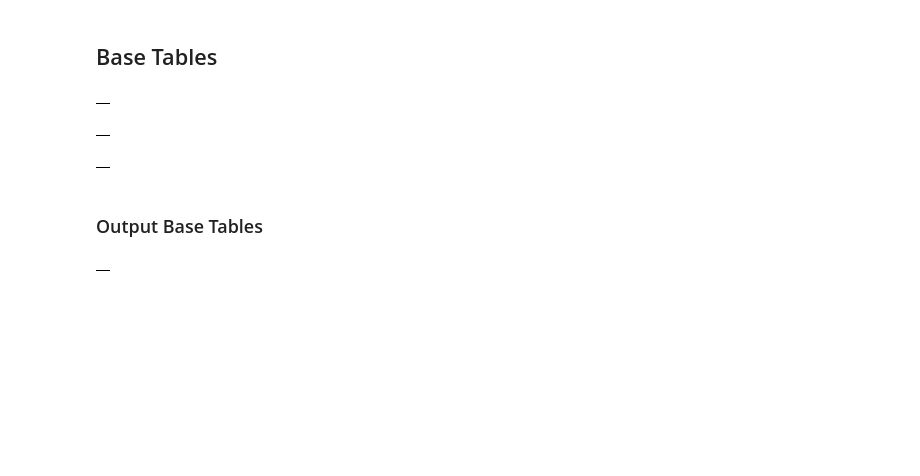
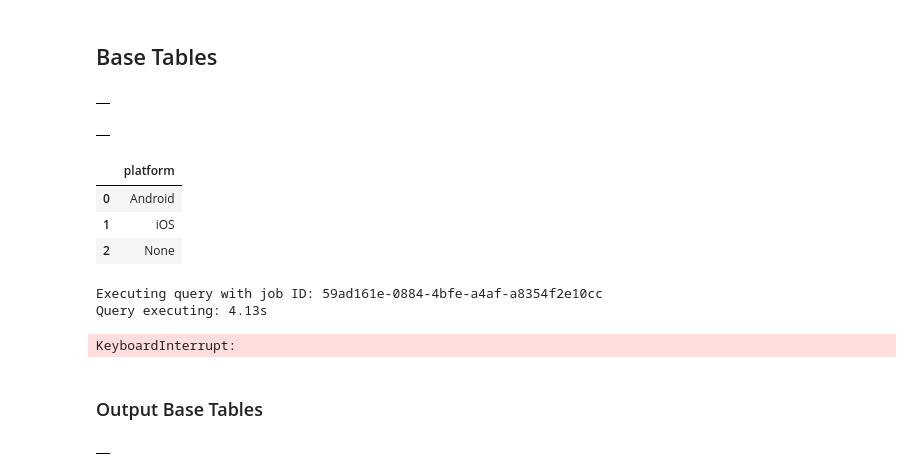
Before and after one commit to sandersli-nbc/CRM-Dashboard, a Jupyter notebook: push_pipeline.ipynb, the cells around one changed output. Saved outputs shown, nothing was run; the diff lists cells and outputs as text; code cells hidden in the pictures; blank space fills up the shorter version.

```diff
--- a/push_pipeline.ipynb
+++ b/push_pipeline.ipynb
@@ -62,21 +66,41 @@ CREATE OR REPLACE TABLE `nbcu-ds-sandbox-a-001.SLi_sandbox.Push_Holdout_v4_Jan23
 )
 # %% [output]
 |  |
+# %%
+%%bigquery --project nbcu-ds-sandbox-a-001 --params $params
+
+-- webhook push opt-in canvas IN Braze
+SELECT  distinct platform
+FROM `nbcu-ds-prod-001.PeacockDataMartSilver.SILVER_MPARTICLE_BRAZE`
+WHERE event_date BETWEEN @report_end_date AND DATE_ADD(@report_end_date, INTERVAL 2 DAY) --edited
+# %% [output]
+|  | platform |
+| 0 | Android |
+| 1 | iOS |
+| 2 | None |
 # %%
 %%bigquery --project nbcu-ds-sandbox-a-001 --params $params
 
 CREATE OR REPLACE TABLE `nbcu-ds-sandbox-a-001.SLi_sandbox.Push_Channel_Qualifier_v4_Jan23` AS (
 
     -- webhook push opt-in canvas in Braze
-    SELECT  distinct adobe_tracking_id
-    FROM `nbcu-ds-prod-001.PeacockDataMartSilver.SILVER_MPARTICLE_BRAZE`
-    WHERE canvas_id = 'f4f21b32-e2ce-493f-a4dd-9132e45c65ff' --canvas_name = 'Push Optins' not displayed
-    AND event_date BETWEEN @report_end_date AND DATE_ADD(@report_end_date, INTERVAL 2 DAY) --edited
-    AND event_name = 'Webhook Sends'
+    SELECT CASE
+        WHEN @report_start_date >= '2022-09-01' THEN (
+            SELECT  distinct adobe_tracking_id
+            FROM `nbcu-ds-prod-001.PeacockDataMartSilver.SILVER_MPARTICLE_BRAZE`
+            WHERE canvas_id = 'f4f21b32-e2ce-493f-a4dd-9132e45c65ff' --canvas_name = 'Push Optins' not displayed
+            AND event_date BETWEEN @report_end_date AND DATE_ADD(@report_end_date, INTERVAL 2 DAY) --edited
+            AND event_name = 'Webhook Sends'
+        )
+        ELSE (
 
+        )
+    END AS adobe_tracking_id
 )
 # %% [output]
-|  |
+Executing query with job ID: 59ad161e-0884-4bfe-a4af-a8354f2e10cc
+Query executing: 4.13s
+KeyboardInterrupt:
 # %% [markdown]
 ### Output Base Tables
 # %%
```
Also changed, not shown: parts of 2 cells of this notebook, 8 other files.
